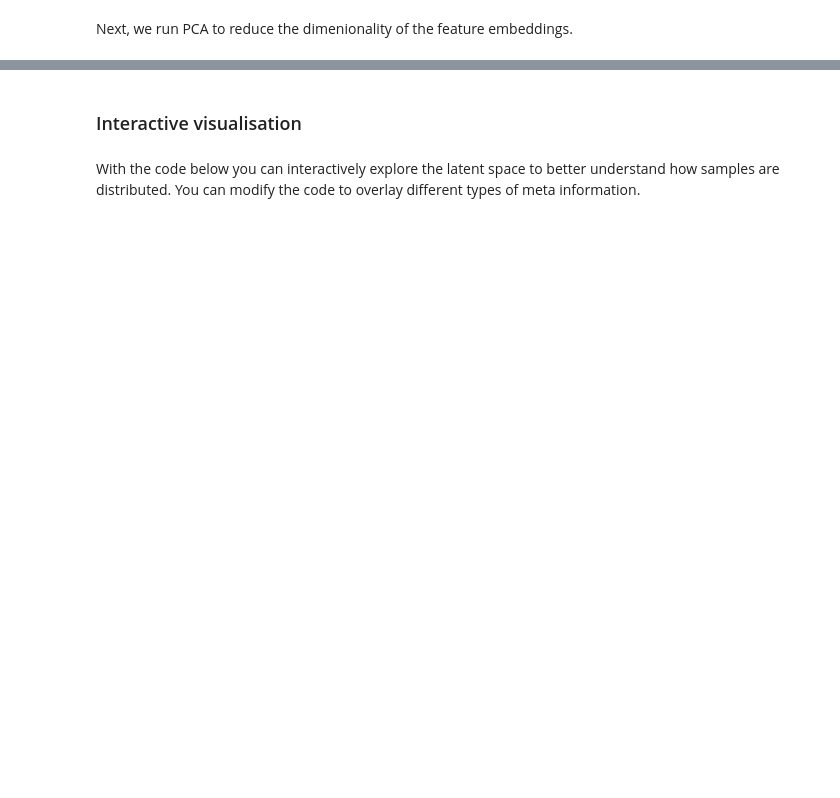
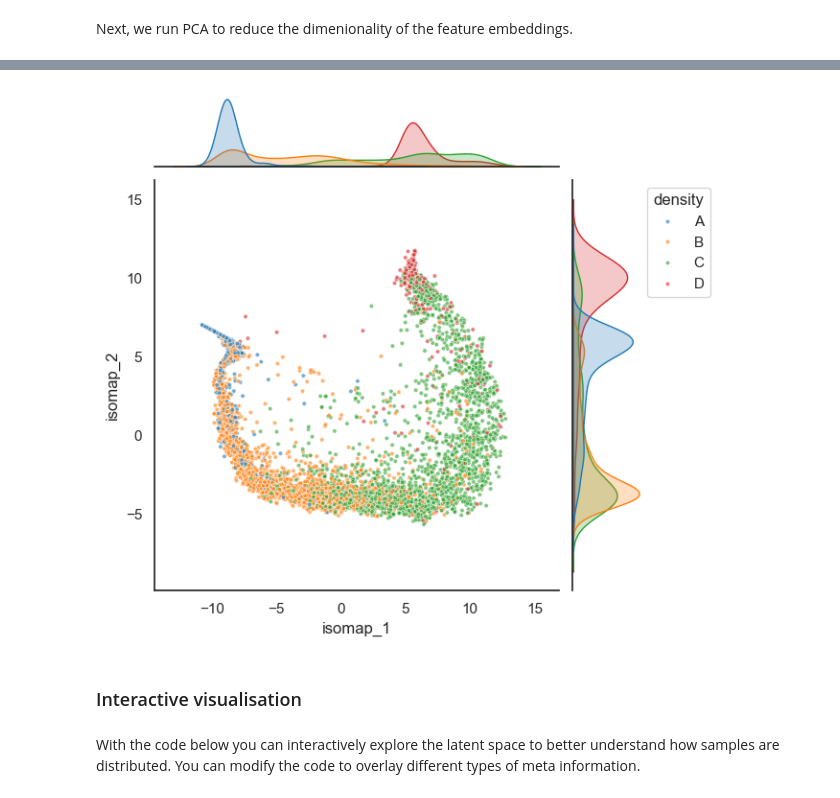
Before and after one commit to Deepthi1301/mli-coursework-2026, a Jupyter notebook: coursework.ipynb, the cells around one changed output, grey strips where cells are left out. Drawn from its saved outputs; the diff is of its cells as text; code cells hidden in the pictures; blank space fills up the shorter version.

```diff
--- a/coursework.ipynb
+++ b/coursework.ipynb
@@ -938,3 +1044,7 @@ plot_joint(df, 'density', x, y, color_palette)
+# %%
+plot_joint(df, 'density', 'isomap_1', 'isomap_2', palette='tab10')
+# %% [output]
+[figure, added]
 # %% [markdown]
 ### Interactive visualisation
 # %% [markdown]
```
Also changed, not shown: parts of 23 cells of this notebook, 1 other file.
